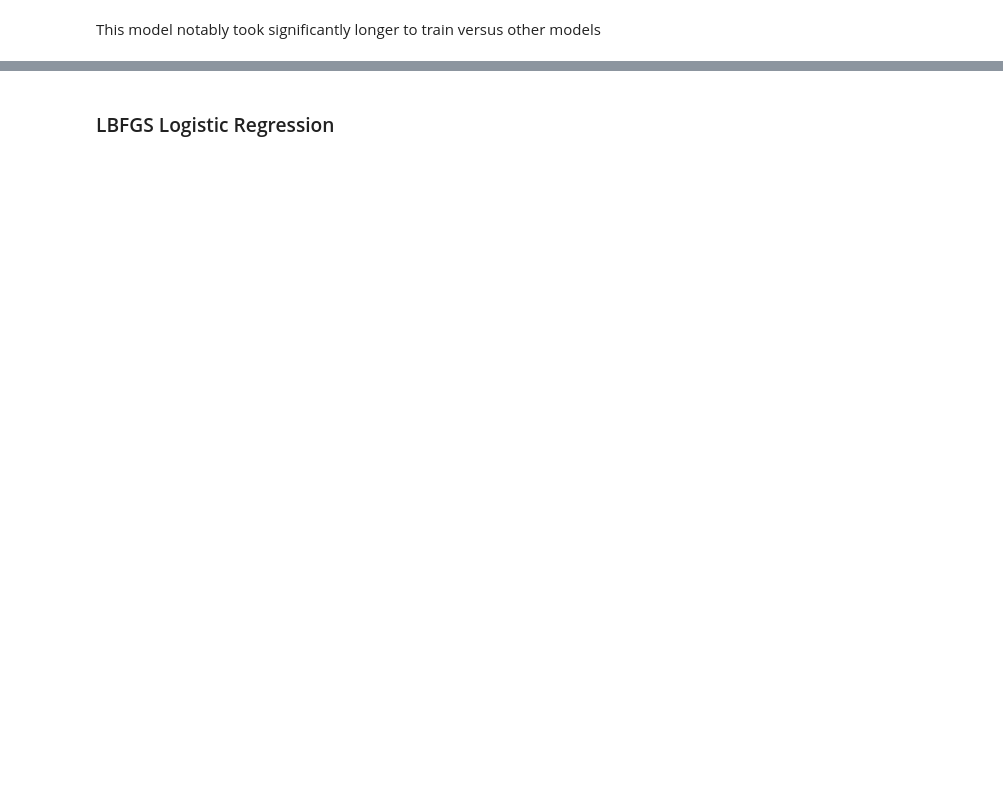
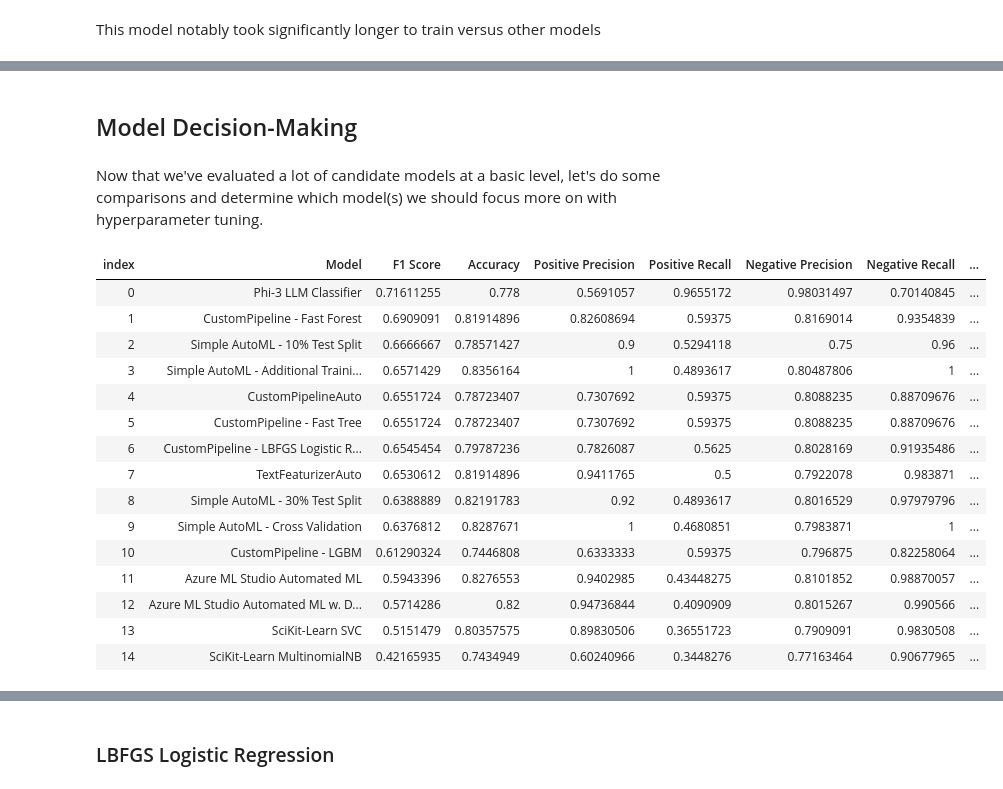
Before and after one commit to IntegerMan/GitStractorCommitClassification, a Jupyter notebook: ModelTrainingDotNet.ipynb, the cells around one changed output, grey strips where cells are left out. Drawn from its saved outputs; the diff is of its cells as text; code cells hidden in the pictures; blank space fills up the shorter version.

```diff
--- a/ModelTrainingDotNet.ipynb
+++ b/ModelTrainingDotNet.ipynb
@@ -771,0 +1010,27 @@ modelTracker.Register("CustomPipeline - LGBM", evalResults).ToDataFrame()
+# %% [markdown]
+## Model Decision-Making
+# %% [markdown]
+Now that we've evaluated a lot of candidate models at a basic level, let's do some comparisons and determine which model(s) we should focus more on with hyperparameter tuning.
+# %%
+var dfModels = modelTracker.ToDataFrame();
+
+DataFrame.SaveCsv(dfModels, "data/InitialModelsEvaluated.csv", separator: ',', header: true);
+dfModels = DataFrame.LoadCsv("data/InitialModelsEvaluated.csv", separator: ',', header: true);
+dfModels.OrderByDescending("F1 Score").Head(15)
+# %% [output]
+| index | Model | F1 Score | Accuracy | Positive Precision | Positive Recall | Negative Precision | Negative Recall | ... |
+| 0 | Phi-3 LLM Classifier | 0.71611255 | 0.778 | 0.5691057 | 0.9655172 | 0.98031497 | 0.70140845 | ... |
+| 1 | CustomPipeline - Fast Forest | 0.6909091 | 0.81914896 | 0.82608694 | 0.59375 | 0.8169014 | 0.9354839 | ... |
+| 2 | Simple AutoML - 10% Test Split | 0.6666667 | 0.78571427 | 0.9 | 0.5294118 | 0.75 | 0.96 | ... |
+| 3 | Simple AutoML - Additional Traini... | 0.6571429 | 0.8356164 | 1 | 0.4893617 | 0.80487806 | 1 | ... |
+| 4 | CustomPipelineAuto | 0.6551724 | 0.78723407 | 0.7307692 | 0.59375 | 0.8088235 | 0.88709676 | ... |
+| 5 | CustomPipeline - Fast Tree | 0.6551724 | 0.78723407 | 0.7307692 | 0.59375 | 0.8088235 | 0.88709676 | ... |
+| 6 | CustomPipeline - LBFGS Logistic R... | 0.6545454 | 0.79787236 | 0.7826087 | 0.5625 | 0.8028169 | 0.91935486 | ... |
+| 7 | TextFeaturizerAuto | 0.6530612 | 0.81914896 | 0.9411765 | 0.5 | 0.7922078 | 0.983871 | ... |
+| 8 | Simple AutoML - 30% Test Split | 0.6388889 | 0.82191783 | 0.92 | 0.4893617 | 0.8016529 | 0.97979796 | ... |
+| 9 | Simple AutoML - Cross Validation | 0.6376812 | 0.8287671 | 1 | 0.4680851 | 0.7983871 | 1 | ... |
+| 10 | CustomPipeline - LGBM | 0.61290324 | 0.7446808 | 0.6333333 | 0.59375 | 0.796875 | 0.82258064 | ... |
+| 11 | Azure ML Studio Automated ML | 0.5943396 | 0.8276553 | 0.9402985 | 0.43448275 | 0.8101852 | 0.98870057 | ... |
+| 12 | Azure ML Studio Automated ML w. D... | 0.5714286 | 0.82 | 0.94736844 | 0.4090909 | 0.8015267 | 0.990566 | ... |
+| 13 | SciKit-Learn SVC | 0.5151479 | 0.80357575 | 0.89830506 | 0.36551723 | 0.7909091 | 0.9830508 | ... |
+| 14 | SciKit-Learn MultinomialNB | 0.42165935 | 0.7434949 | 0.60240966 | 0.3448276 | 0.77163464 | 0.90677965 | ... |
```
Also changed, not shown: parts of 162 cells of this notebook, 10 other files.
